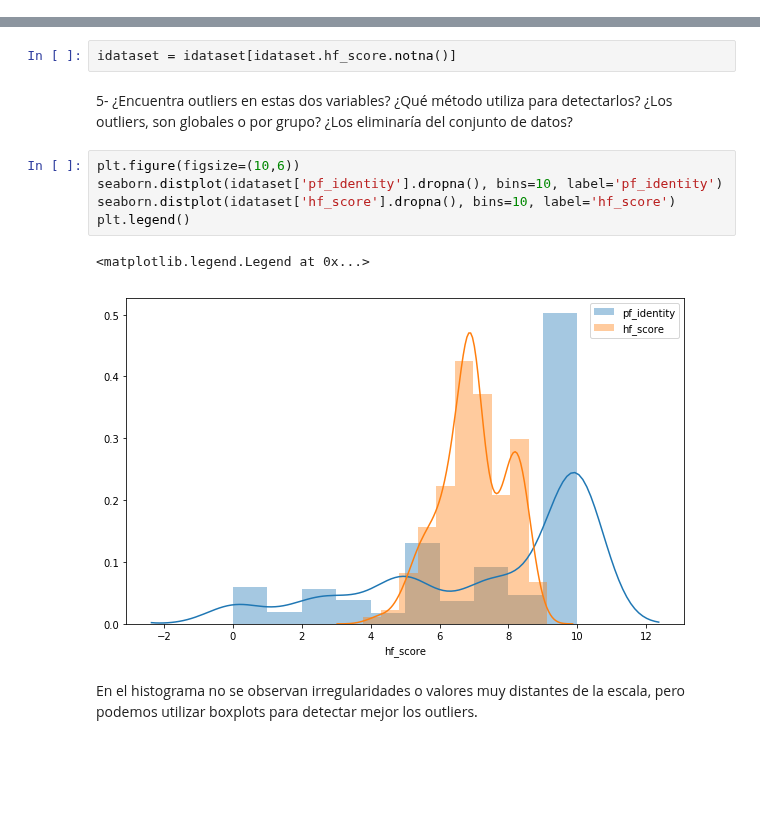
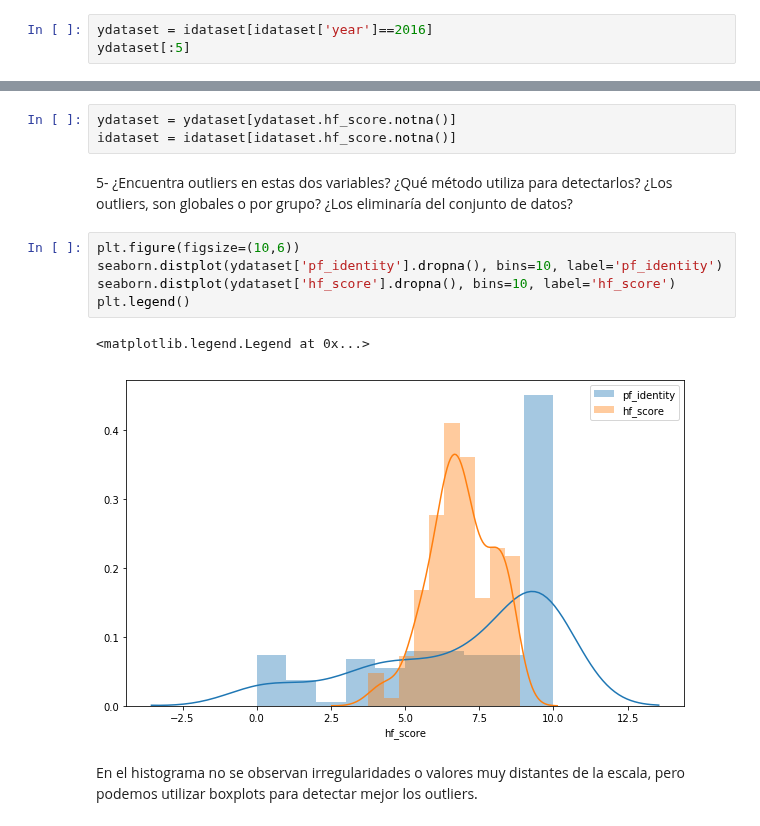
Before and after one commit to kevinsen/diplodatos-ayv-1, a Jupyter notebook: AyV-practico-1.ipynb, the cells around one changed output, grey strips where cells are left out. Saved outputs shown, nothing was run; the diff lists cells and outputs as text; blank space fills up the shorter version.

```diff
--- a/AyV-practico-1.ipynb
+++ b/AyV-practico-1.ipynb
@@ -94,0 +97,3 @@ idataset
+# %%
+ydataset = idataset[idataset['year']==2016]
+ydataset[:5]
@@ -193,17 +204,18 @@ Son comparables ya que la libertad personal influye directamente sobre el puntaj
 # %% [markdown]
 Los valores NaN pueden sanearse reemplazandolos con un valor igual a la media de la variable o como otra opción quitándolos del dataset y reduciendo la muestra.
 # %%
+ydataset = ydataset[ydataset.hf_score.notna()]
 idataset = idataset[idataset.hf_score.notna()]
 # %% [markdown]
 5- ¿Encuentra outliers en estas dos variables? ¿Qué método utiliza para detectarlos? ¿Los outliers, son globales o por grupo? ¿Los eliminaría del conjunto de datos?
 # %%
 plt.figure(figsize=(10,6))
-seaborn.distplot(idataset['pf_identity'].dropna(), bins=10, label='pf_identity')
-seaborn.distplot(idataset['hf_score'].dropna(), bins=10, label='hf_score')
+seaborn.distplot(ydataset['pf_identity'].dropna(), bins=10, label='pf_identity')
+seaborn.distplot(ydataset['hf_score'].dropna(), bins=10, label='hf_score')
 plt.legend()
 # %% [output]
 <matplotlib.legend.Legend at 0x...>
-[figure, old version]
+[figure, new version]
 # %% [markdown]
 En el histograma no se observan irregularidades o valores muy distantes de la escala, pero podemos utilizar boxplots para detectar mejor los outliers.
 # %%
```
Also changed, not shown: parts of 23 cells of this notebook.
